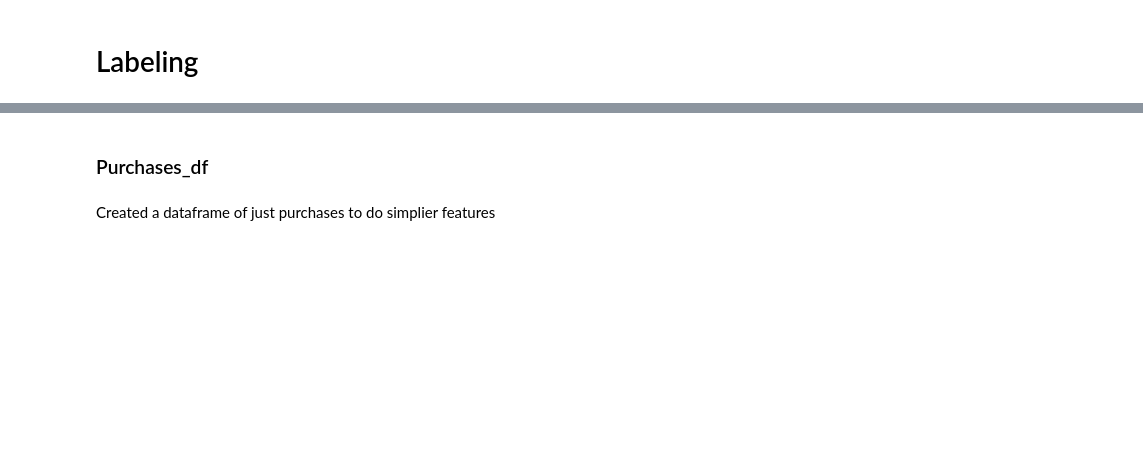
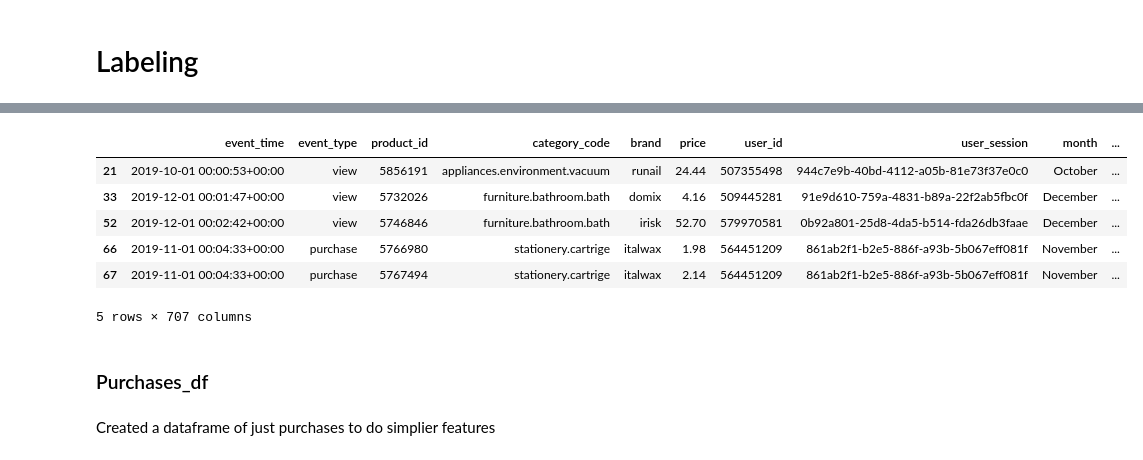
Before and after one commit to Johnny-Foreigner/predicting_purchases, a Jupyter notebook: data_exploration/MessyBedroom.ipynb, the cells around one changed output, grey strips where cells are left out. Drawn from its saved outputs; the diff is of its cells as text; code cells hidden in the pictures; blank space fills up the shorter version.

```diff
--- a/data_exploration/MessyBedroom.ipynb
+++ b/data_exploration/MessyBedroom.ipynb
@@ -160,0 +203,4 @@ array=['appliances.environment.vacuum' 'stationery.cartrige'
+# %%
+ohe = OneHotEncoder(sparse=False, drop='first')
+day_labels = pd.DataFrame(ohe.fit_transform(ecom_df[['day']]), index=ecom_df.index, columns=ohe.get_feature_names(ecom_df[["day"]].columns))
+day_labels.head()
@@ -160,0 +214,4 @@ array=['appliances.environment.vacuum' 'stationery.cartrige'
+# %%
+ohe = OneHotEncoder(sparse=False, drop='first')
+month_labels = pd.DataFrame(ohe.fit_transform(ecom_df[['month']]), index=ecom_df.index, columns=ohe.get_feature_names(ecom_df[["month"]].columns))
+month_labels.head()
@@ -160,0 +225,4 @@ array=['appliances.environment.vacuum' 'stationery.cartrige'
+# %%
+ohe = OneHotEncoder(sparse=False, drop='first')
+when_labels = pd.DataFrame(ohe.fit_transform(ecom_df[['when']]), index=ecom_df.index, columns=ohe.get_feature_names(ecom_df[["when"]].columns))
+when_labels.head()
@@ -161,10 +236,26 @@ array=['appliances.environment.vacuum' 'stationery.cartrige'
+# %%
+ohe = OneHotEncoder(sparse=False, drop='first')
+year_labels = pd.DataFrame(ohe.fit_transform(ecom_df[['year']]), index=ecom_df.index, columns=ohe.get_feature_names(ecom_df[["year"]].columns))
+year_labels.head()
 # %%
 #Join our Labeled Columns to our main DataFrame
 ecom_df = ecom_df.join(etype_labels)
 ecom_df = ecom_df.join(brand_labels)
 ecom_df = ecom_df.join(productid_labels)
-ecom_df = ecom_df.join(catid_labels)
+ecom_df = ecom_df.join(catco_labels)
+ecom_df = ecom_df.join(day_labels)
+ecom_df  = ecom_df.join(month_labels)
+ecom_df  = ecom_df.join(when_labels)
+ecom_df  = ecom_df.join(year_labels)
 ecom_df.head()
+# %% [output]
+|  | event_time | event_type | product_id | category_code | brand | price | user_id | user_session | month | ... |
+| 21 | 2019-10-01 00:00:53+00:00 | view | 5856191 | appliances.environment.vacuum | runail | 24.44 | 507355498 | 944c7e9b-40bd-4112-a05b-81e73f37e0c0 | October | ... |
+| 33 | 2019-12-01 00:01:47+00:00 | view | 5732026 | furniture.bathroom.bath | domix | 4.16 | 509445281 | 91e9d610-759a-4831-b89a-22f2ab5fbc0f | December | ... |
+| 52 | 2019-12-01 00:02:42+00:00 | view | 5746846 | furniture.bathroom.bath | irisk | 52.70 | 579970581 | 0b92a801-25d8-4da5-b514-fda26db3faae | December | ... |
+| 66 | 2019-11-01 00:04:33+00:00 | purchase | 5766980 | stationery.cartrige | italwax | 1.98 | 564451209 | 861ab2f1-b2e5-886f-a93b-5b067eff081f | November | ... |
+| 67 | 2019-11-01 00:04:33+00:00 | purchase | 5767494 | stationery.cartrige | italwax | 2.14 | 564451209 | 861ab2f1-b2e5-886f-a93b-5b067eff081f | November | ... |
+5 rows × 707 columns
 # %% [markdown]
 ### Purchases_df
 # %% [markdown]
```
Also changed, not shown: parts of 21 cells of this notebook.
